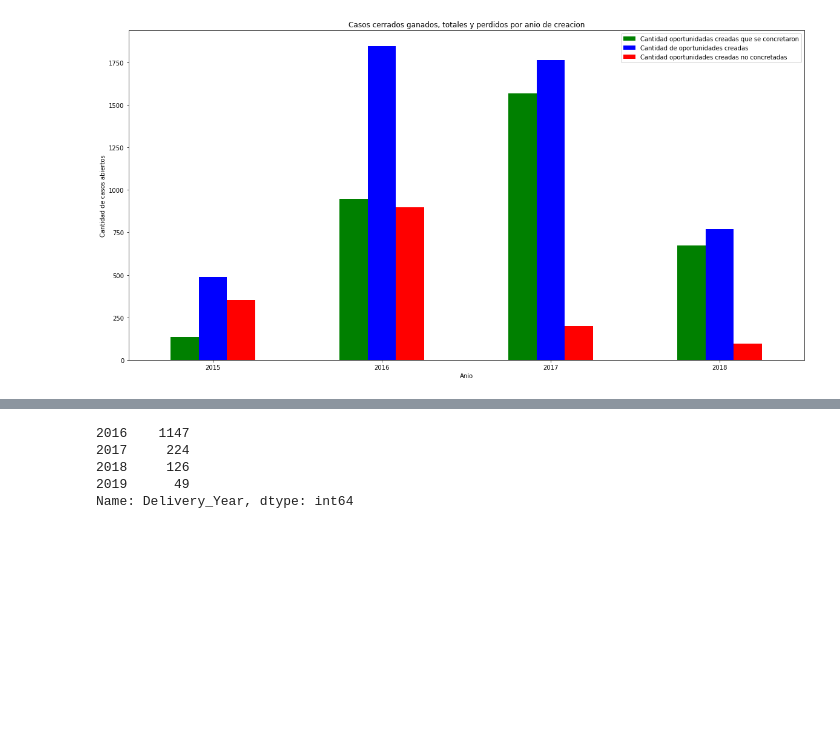
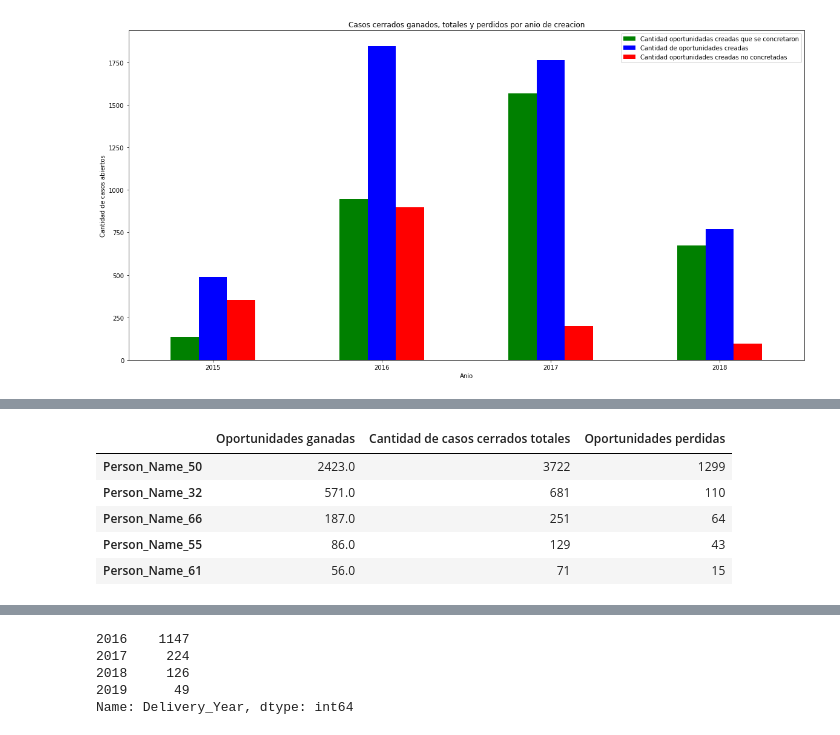
Before and after one commit to Ramaxx95/TP1-Orga-de-Datos, a Jupyter notebook: Visualizaciones/Region_Japan.ipynb, the cells around one changed output, grey strips where cells are left out. Saved outputs shown, nothing was run; the diff lists cells and outputs as text; code cells hidden in the pictures; blank space fills up the shorter version.

```diff
--- a/Visualizaciones/Region_Japan.ipynb
+++ b/Visualizaciones/Region_Japan.ipynb
@@ -159,0 +166,11 @@ plt.show()
+# %%
+lista_vendedores = [vendedores_ganados, vendedores_totales, vendedores_perdidos]
+top_5_vendedores = pd.concat(lista_vendedores, join = 'outer', axis = 1).fillna(0).nlargest(5, 'Oportunidades ganadas')
+top_5_vendedores
+# %% [output]
+|  | Oportunidades ganadas | Cantidad de casos cerrados totales | Oportunidades perdidas |
+| Person_Name_50 | 2423.0 | 3722 | 1299 |
+| Person_Name_32 | 571.0 | 681 | 110 |
+| Person_Name_66 | 187.0 | 251 | 64 |
+| Person_Name_55 | 86.0 | 129 | 43 |
+| Person_Name_61 | 56.0 | 71 | 15 |
```
Also changed, not shown: parts of 9 cells of this notebook.
